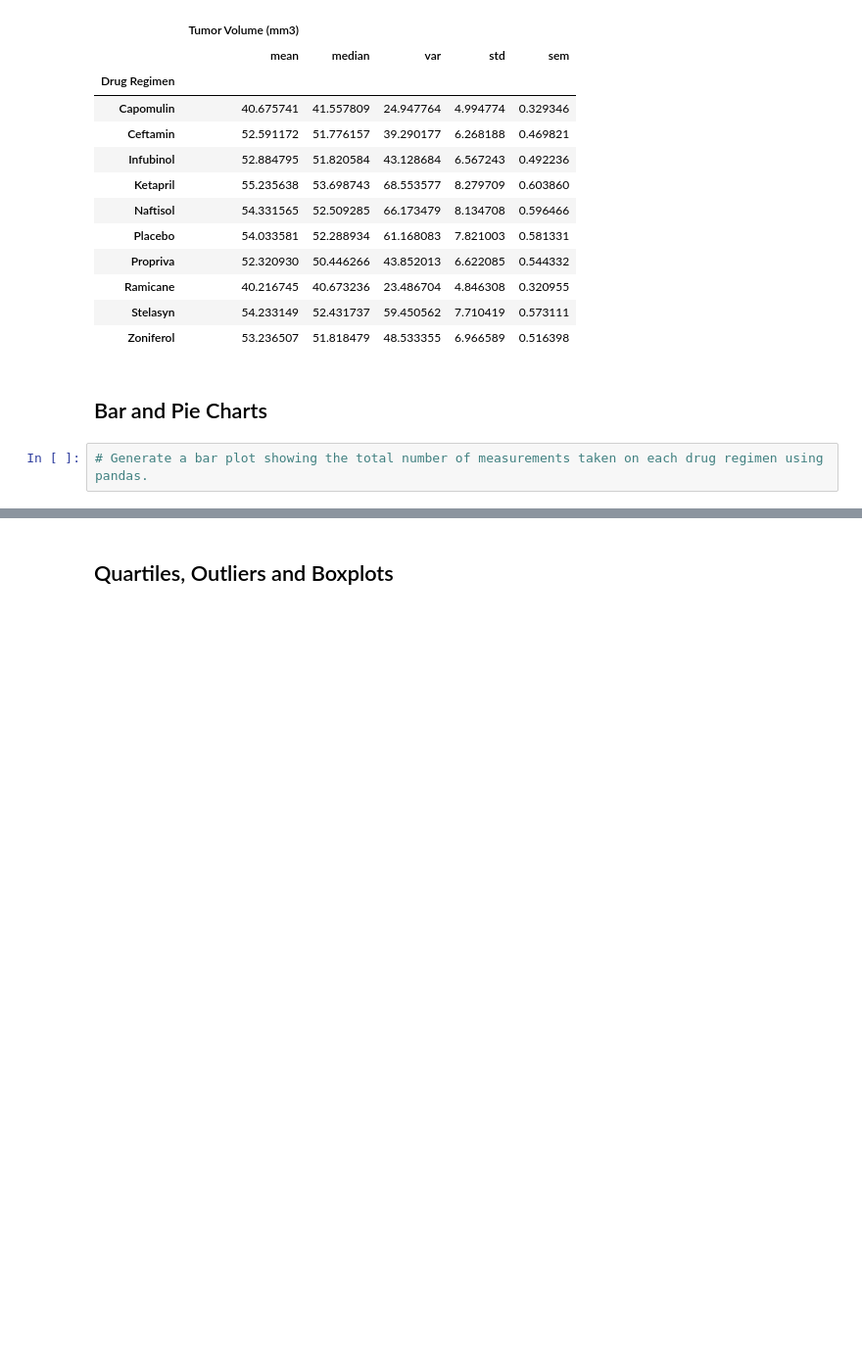
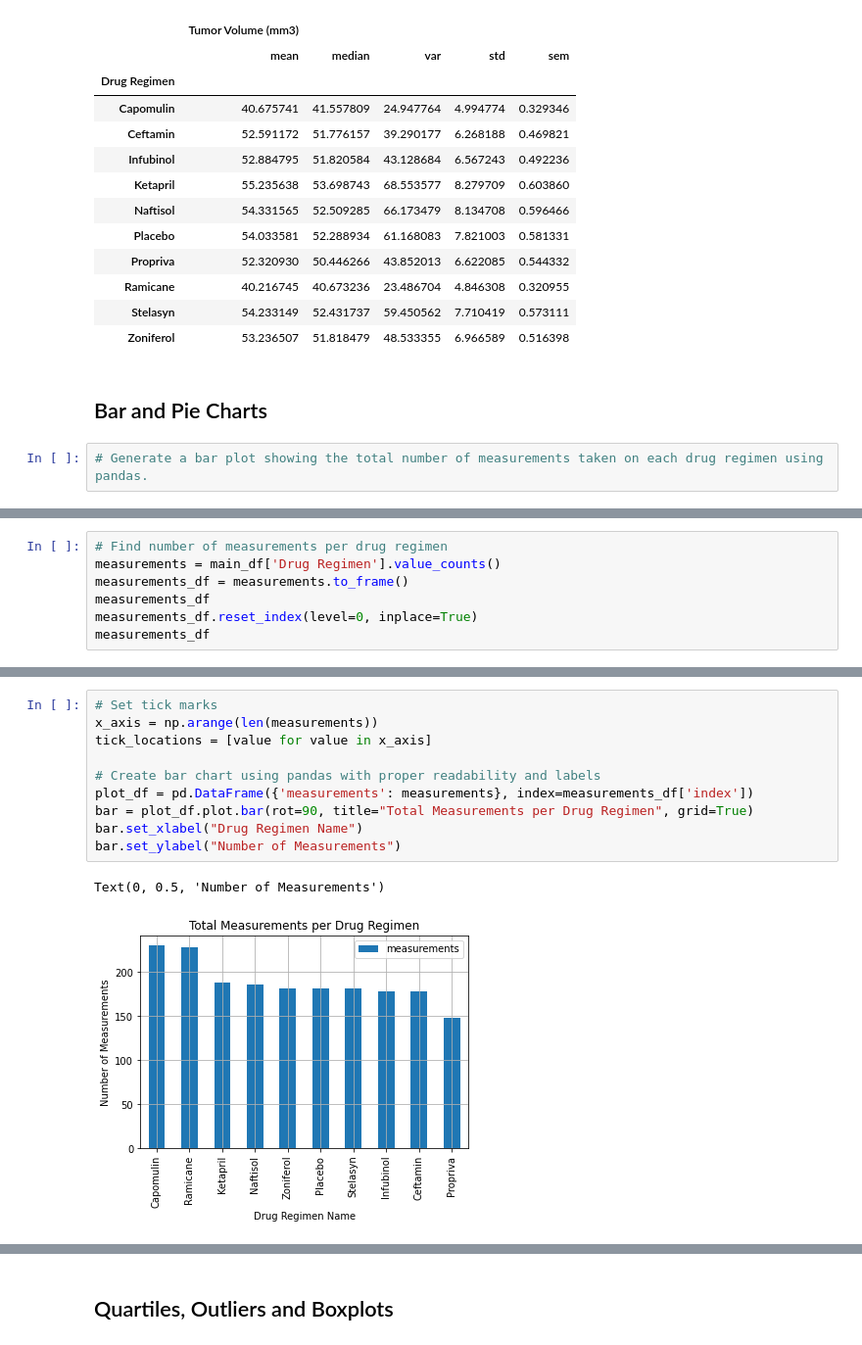
Before and after one commit to nbullerds/matplotlib-challenge, a Jupyter notebook: Matplotlib_Pymaceuticals.ipynb, the cells around one changed output, grey strips where cells are left out. Shown: that part at 98% size. Drawn from its saved outputs; the diff is of its cells as text; blank space fills up the shorter version.

Commit message:
Added code for bar chart, pie graph, box plot, line graph

```diff
--- a/Matplotlib_Pymaceuticals.ipynb
+++ b/Matplotlib_Pymaceuticals.ipynb
@@ -157,0 +157,7 @@ drug_stats_df2
+# %%
+# Find number of measurements per drug regimen
+measurements = main_df['Drug Regimen'].value_counts()
+measurements_df = measurements.to_frame()
+measurements_df
+measurements_df.reset_index(level=0, inplace=True)
+measurements_df
@@ -157,0 +176,13 @@ drug_stats_df2
+# %%
+# Set tick marks
+x_axis = np.arange(len(measurements))
+tick_locations = [value for value in x_axis]
+
+# Create bar chart using pandas with proper readability and labels
+plot_df = pd.DataFrame({'measurements': measurements}, index=measurements_df['index'])
+bar = plot_df.plot.bar(rot=90, title="Total Measurements per Drug Regimen", grid=True)
+bar.set_xlabel("Drug Regimen Name")
+bar.set_ylabel("Number of Measurements")
+# %% [output]
+Text(0, 0.5, 'Number of Measurements')
+[figure, added]
```
Also changed, not shown: parts of 12 cells of this notebook.
